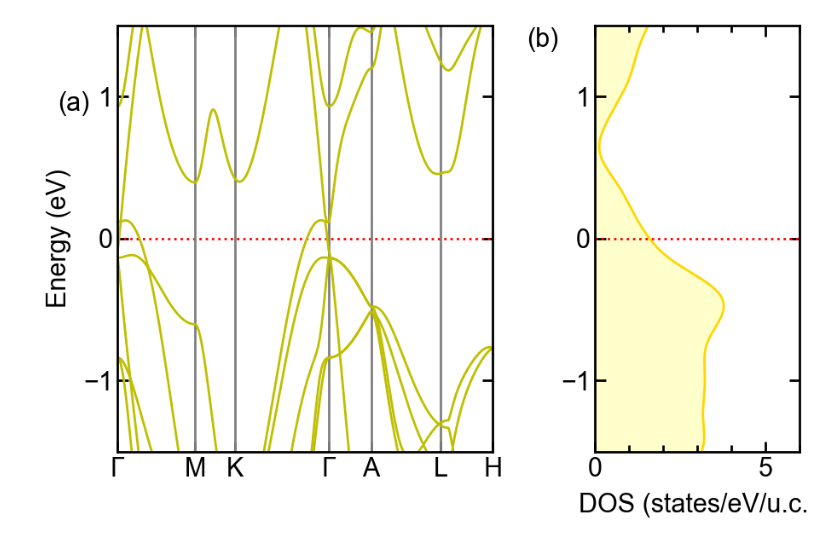
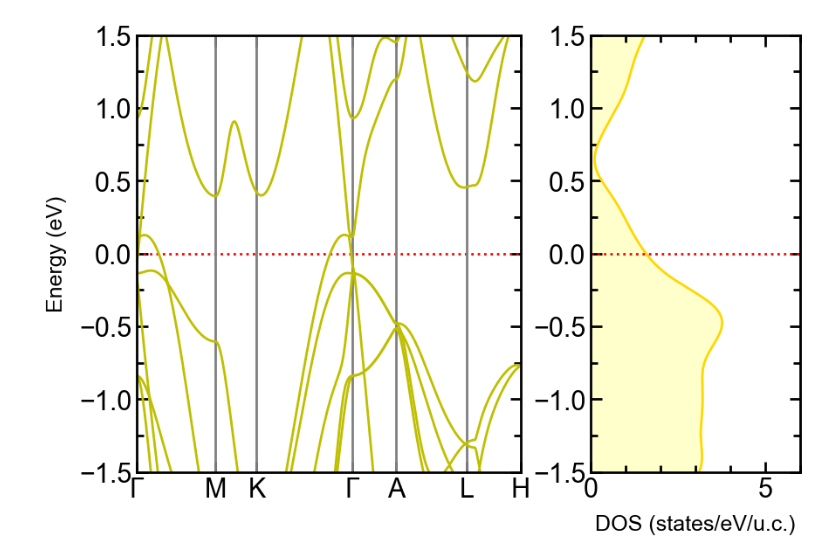
Before and after one commit to Normanthen/NLS-Thermoelectrics, a Jupyter notebook: Type II NLS/plot-merge.ipynb, the cells around one changed output. Cells and saved outputs as stored; diff of their text form; code cells hidden in the pictures.

Commit message:
Editing Mg3Bi2 plot-merge.ipynb's output

```diff
--- a/Type II NLS/plot-merge.ipynb
+++ b/Type II NLS/plot-merge.ipynb
@@ -6,12 +6,13 @@ import numpy as np
 import matplotlib as mpl
 
 # Initialize figure
+plt.rcParams['axes.labelsize'] = 18
 fig = plt.figure(figsize=(8, 5))
 
 # Add two axes objects to create a paneled figure
 # format: (originX, originY, widthX, widthY)
 axBand = fig.add_axes([0,    0, 0.55, 1])
-axDOS  = fig.add_axes([0.70, 0, 0.30, 1])
+axDOS  = fig.add_axes([0.65, 0, 0.30, 1])
 
 # PLOT EBANDS
 
@@ -50,40 +51,37 @@ axBand.set_xticks([gG1, M, K, gG2, A, L ,H], ['$\Gamma$', 'M', 'K', '$\Gamma$',
 # Hide x-axis minor ticks
 axBand.tick_params(axis='x', which='minor', bottom=False, top=False)
 # Better ticks for y-axis
-axBand.yaxis.set_major_locator(mpl.ticker.MultipleLocator(1))
-axBand.yaxis.set_minor_locator(mpl.ticker.MultipleLocator(2))
+axBand.yaxis.set_major_locator(mpl.ticker.MultipleLocator(0.5))
+axBand.yaxis.set_minor_locator(mpl.ticker.MultipleLocator(0.25))
 
 # PLOT DOS
 
 # The Fermi energy, find it in header row of gr.dos
 efermi1 = 7.311
 #efermi = 0
 
 # Open and read the file gr.dos
 ener, dos, idos = np.loadtxt('bands/Mg3Bi2.dos', unpack=True)
 
 # Plot the DOS, in which the Fermi energy shifts to zero
 axDOS.plot(dos, ener-efermi1, color='gold')
 axDOS.fill_betweenx(ener-efermi1, 0, dos, facecolor='yellow', alpha=0.2)
 
 
 # Plot dotted line at Fermi energy
 axDOS.axhline(0, c='red', ls=':')
 
 # Add the x and y-axis labels
 axDOS.set_xlabel('DOS (states/eV/u.c.)')
 #axDOS.set_ylabel('Energy (eV)')
 # Set the axis limits
 axDOS.set_xlim(0,6)
 axDOS.set_ylim(-1.5, 1.5)
 # Better ticks for y-axis
-axDOS.yaxis.set_major_locator(mpl.ticker.MultipleLocator(1))
-axDOS.yaxis.set_minor_locator(mpl.ticker.MultipleLocator(2))
+axDOS.yaxis.set_major_locator(mpl.ticker.MultipleLocator(0.5))
+axDOS.yaxis.set_minor_locator(mpl.ticker.MultipleLocator(0.25))
 
-# ADD PANEL LABELS (a) AND (b)
-axBand.text(-0.45, 0.9,'(a)')
-axDOS.text( -2, 1.35,'(b)')
 
-plt.savefig('plot-merge.pdf', bbox_inches='tight')
+plt.savefig('plot-merge.pdf')
 # %% [output]
-[figure, old version]
+[figure, new version]
```
Also changed, not shown: 5 other files.
